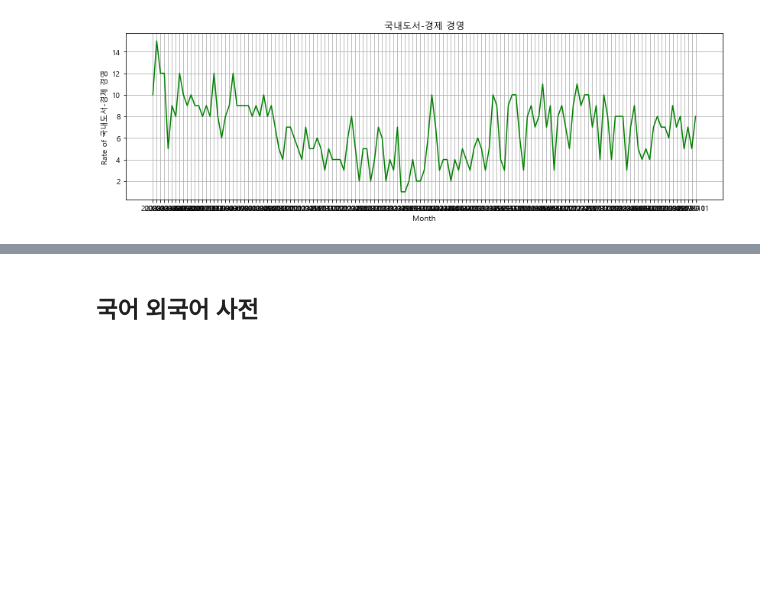
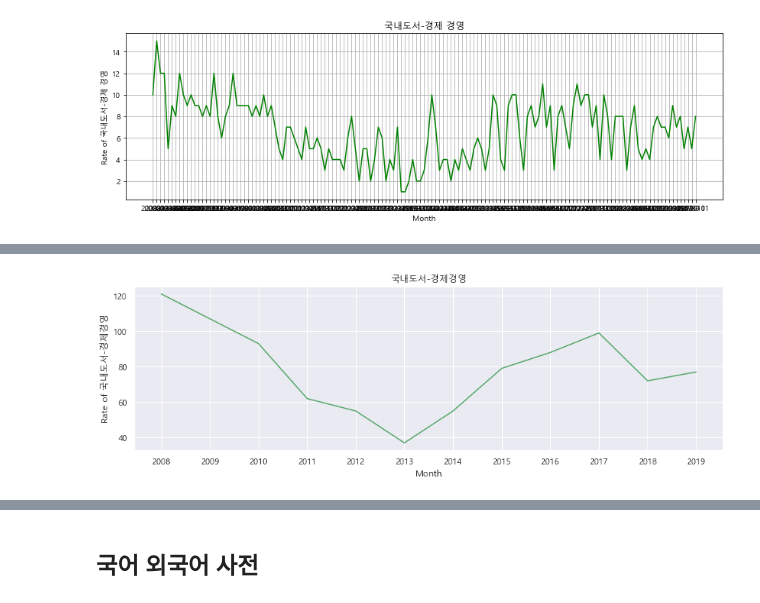
Before and after one commit to twg12/Bestseller-Analysis, a Jupyter notebook: Yes24 Bestseller/Total.ipynb, the cells around one changed output, grey strips where cells are left out. Cells and saved outputs as stored; diff of their text form; code cells hidden in the pictures; blank space fills up the shorter version.

```diff
--- a/Yes24 Bestseller/Total.ipynb
+++ b/Yes24 Bestseller/Total.ipynb
@@ -868,3 +883,7 @@ plt.ylabel('Rate of 국내도서-경제 경영')
 plt.show()
 # %% [output]
 [figure]
+# %%
+Econ_sum = Econ_Biz.groupby('Year').sum()
+Econ_sum = Econ_sum.reset_index()
+Econ_sum
@@ -870,0 +904,13 @@ plt.show()
+# %%
+x = Econ_sum['Year']
+y = Econ_sum["경제경영"]
+
+plt.plot(x, y, color='g')
+
+plt.title('국내도서-경제경영')
+plt.xlabel('Month')
+plt.ylabel('Rate of 국내도서-경제경영')
+
+plt.show()
+# %% [output]
+[figure, added]
```
Also changed, not shown: parts of 19 cells of this notebook, 1 other file.
